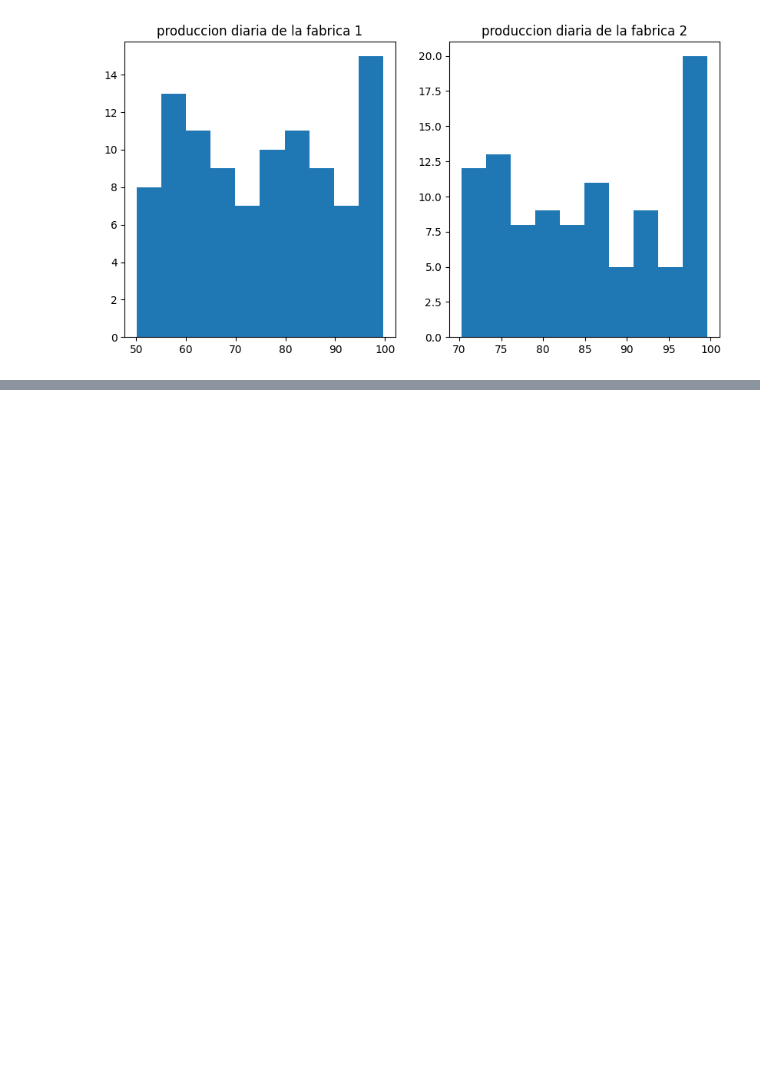
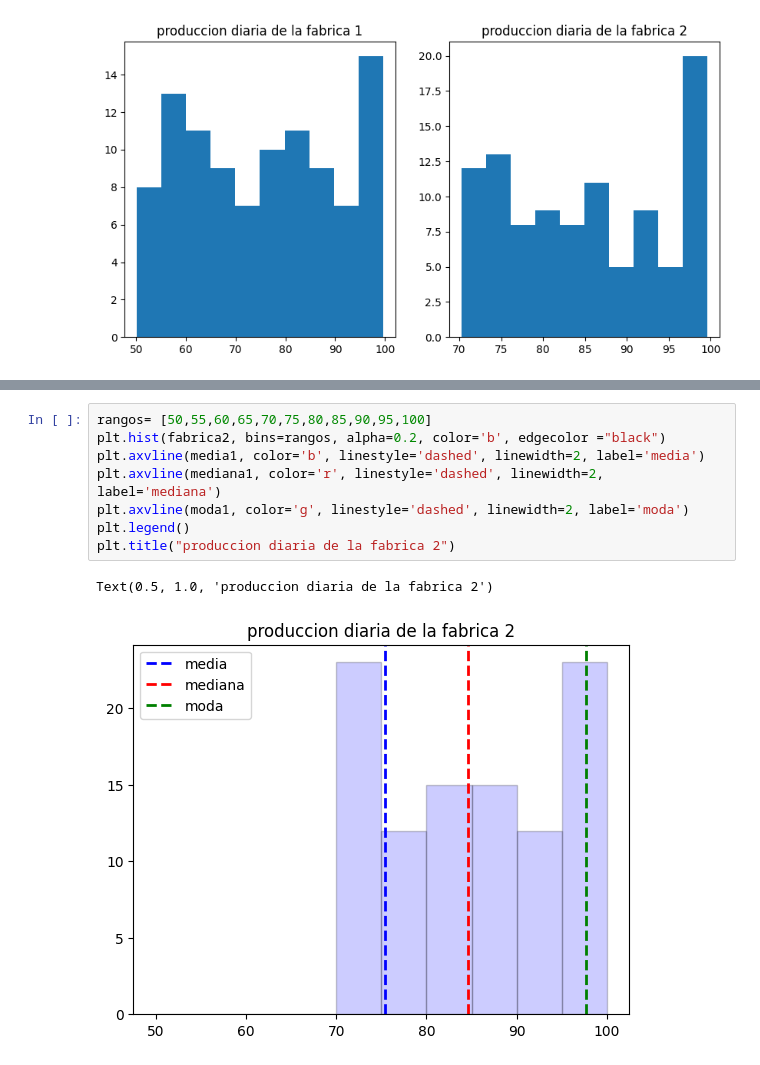
Before and after one commit to 25041097-jesus/Probabilidad, a Jupyter notebook: Unidad1/Practica 1.ipynb, the cells around one changed output, grey strips where cells are left out. Saved outputs shown, nothing was run; the diff lists cells and outputs as text; blank space fills up the shorter version.

```diff
--- a/Unidad1/Practica 1.ipynb
+++ b/Unidad1/Practica 1.ipynb
@@ -153,0 +155,11 @@ SyntaxError: positional argument follows keyword argument (2830917215.py, line 2
+# %%
+rangos= [50,55,60,65,70,75,80,85,90,95,100]
+plt.hist(fabrica2, bins=rangos, alpha=0.2, color='b', edgecolor ="black")
+plt.axvline(media1, color='b', linestyle='dashed', linewidth=2, label='media')
+plt.axvline(mediana1, color='r', linestyle='dashed', linewidth=2, label='mediana')
+plt.axvline(moda1, color='g', linestyle='dashed', linewidth=2, label='moda')
+plt.legend()
+plt.title("produccion diaria de la fabrica 2")
+# %% [output]
+Text(0.5, 1.0, 'produccion diaria de la fabrica 2')
+[figure, added]
```
Also changed, not shown: parts of 1 cell of this notebook.
